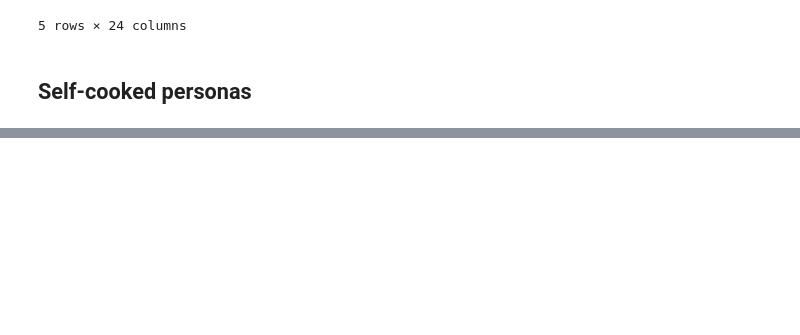
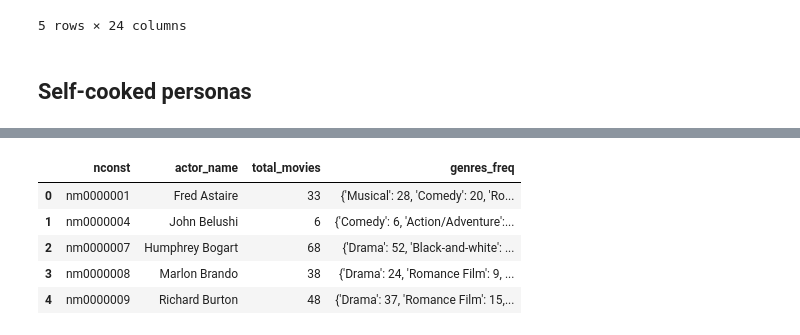
Before and after one commit to epfl-ada/ada-2023-project-advanceddataarsonists, a Jupyter notebook: initial_analyses.ipynb, the cells around one changed output, grey strips where cells are left out. Cells and saved outputs as stored; diff of their text form; code cells hidden in the pictures; blank space fills up the shorter version.

```diff
--- a/initial_analyses.ipynb
+++ b/initial_analyses.ipynb
@@ -479,0 +519,4 @@ movies_personas_cmu.sample(5)
+# %%
+movie_genre_per_actor["total_movies"] = movie_genre_per_actor["genres_flattened"].apply(len)
+# %%
+movie_genre_per_actor["genres_flattened"] = movie_genre_per_actor["genres_flattened"].apply(lambda ls: [item for row in ls for item in row])
@@ -479,0 +527,9 @@ movies_personas_cmu.sample(5)
+# %%
+movie_genre_per_actor.head()
+# %% [output]
+|  | nconst | actor_name | total_movies | genres_freq |
+| 0 | nm0000001 | Fred Astaire | 33 | {'Musical': 28, 'Comedy': 20, 'Ro... |
+| 1 | nm0000004 | John Belushi | 6 | {'Comedy': 6, 'Action/Adventure':... |
+| 2 | nm0000007 | Humphrey Bogart | 68 | {'Drama': 52, 'Black-and-white': ... |
+| 3 | nm0000008 | Marlon Brando | 38 | {'Drama': 24, 'Romance Film': 9, ... |
+| 4 | nm0000009 | Richard Burton | 48 | {'Drama': 37, 'Romance Film': 15,... |
```
Also changed, not shown: parts of 20 cells of this notebook.
